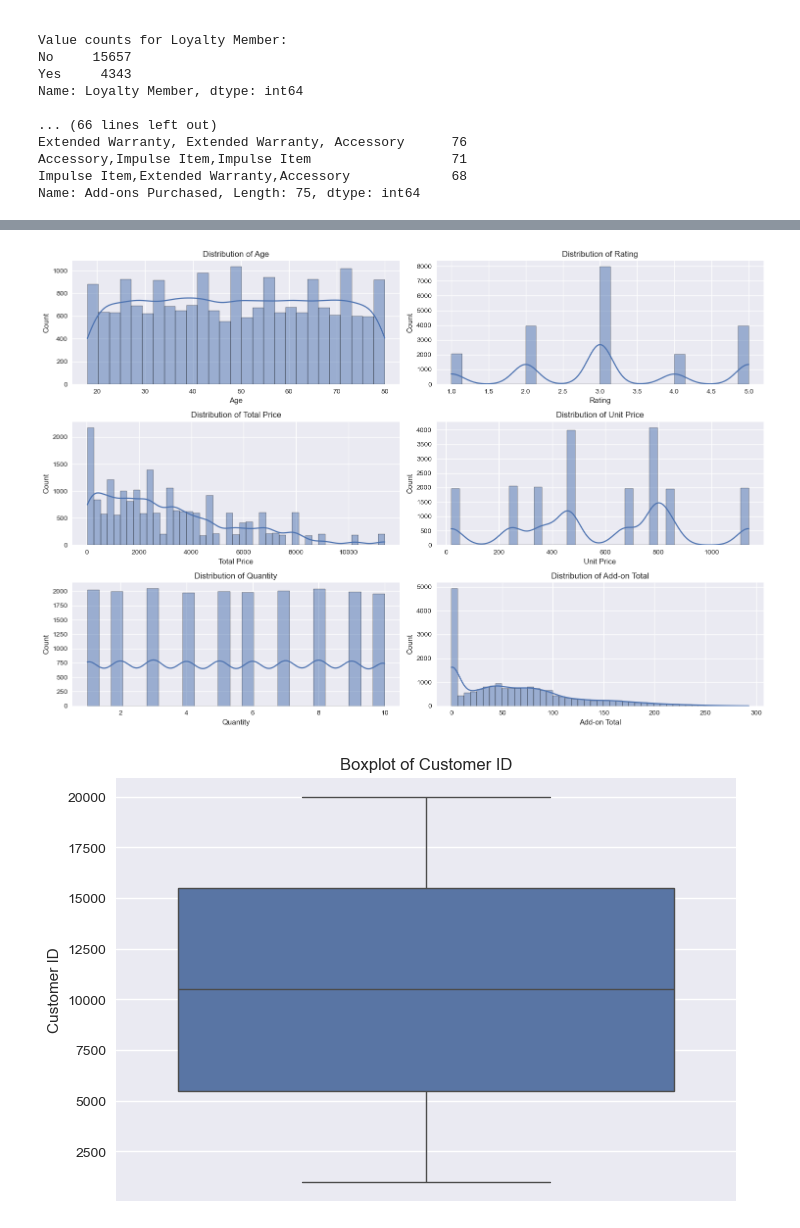
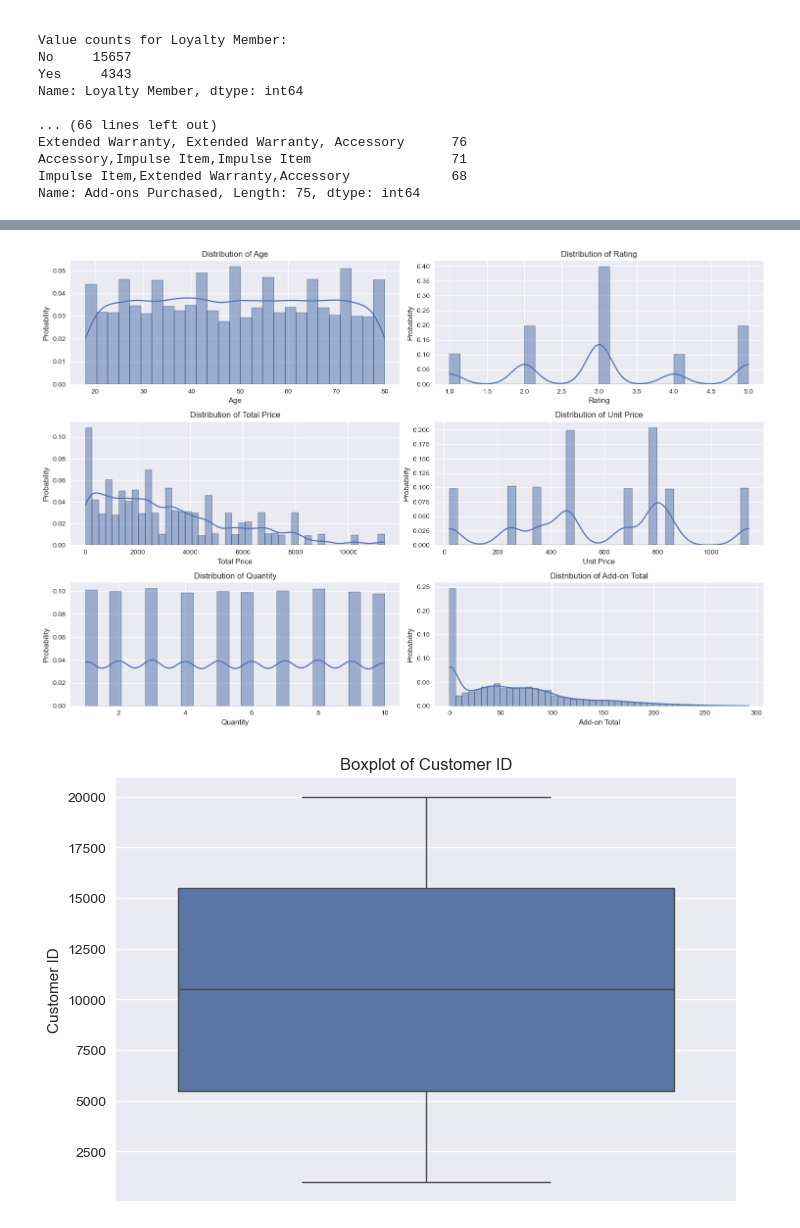
Before and after one commit to LtnLinh/CSC17104-Programming-for-Data-Science, a Jupyter notebook: Notebook.ipynb, the cells around one changed output, grey strips where cells are left out. Drawn from its saved outputs; the diff is of its cells as text; code cells hidden in the pictures.

```diff
--- a/Notebook.ipynb
+++ b/Notebook.ipynb
@@ -96,6 +96,9 @@ Shipping Type         0.000
 Add-ons Purchased    24.340
 Add-on Total          0.000
 dtype: float64
+# %%
+# Fill missing gender values with mode
+sales_df['Gender'].fillna(sales_df['Gender'].mode()[0], inplace=True)
 # %%
 # Thống kê mô tả cho biến số
 print("Sales Dataset Statistics:")
@@ -148,21 +165,20 @@ Name: Add-ons Purchased, Length: 75, dtype: int64
 # %%
 # Thiết lập style cho đồ thị
-plt.style.use('seaborn')
 fig, axes = plt.subplots(3, 2, figsize=(15, 10))
 
 # 1. Histogram cho biến số
 numeric_cols = sales_df.select_dtypes(include=['int64', 'float64']).columns
 for i, col in enumerate(numeric_cols.drop('Customer ID')):
     if i < 8:  # Giới hạn 4 biểu đồ
         row = i // 2
         col_idx = i % 2
-        sns.histplot(sales_df[col], ax=axes[row, col_idx], kde=True)
+        sns.histplot(sales_df[col], ax=axes[row, col_idx], kde=True,stat = 'probability')
         axes[row, col_idx].set_title(f'Distribution of {col}')
 
 plt.tight_layout()
 plt.show()
 # %% [output]
-[figure, old version]
+[figure, new version]
 # %%
 # 2. Box plot cho biến số
 for i, col in enumerate(numeric_cols):
```
Also changed, not shown: parts of 3 cells of this notebook.
